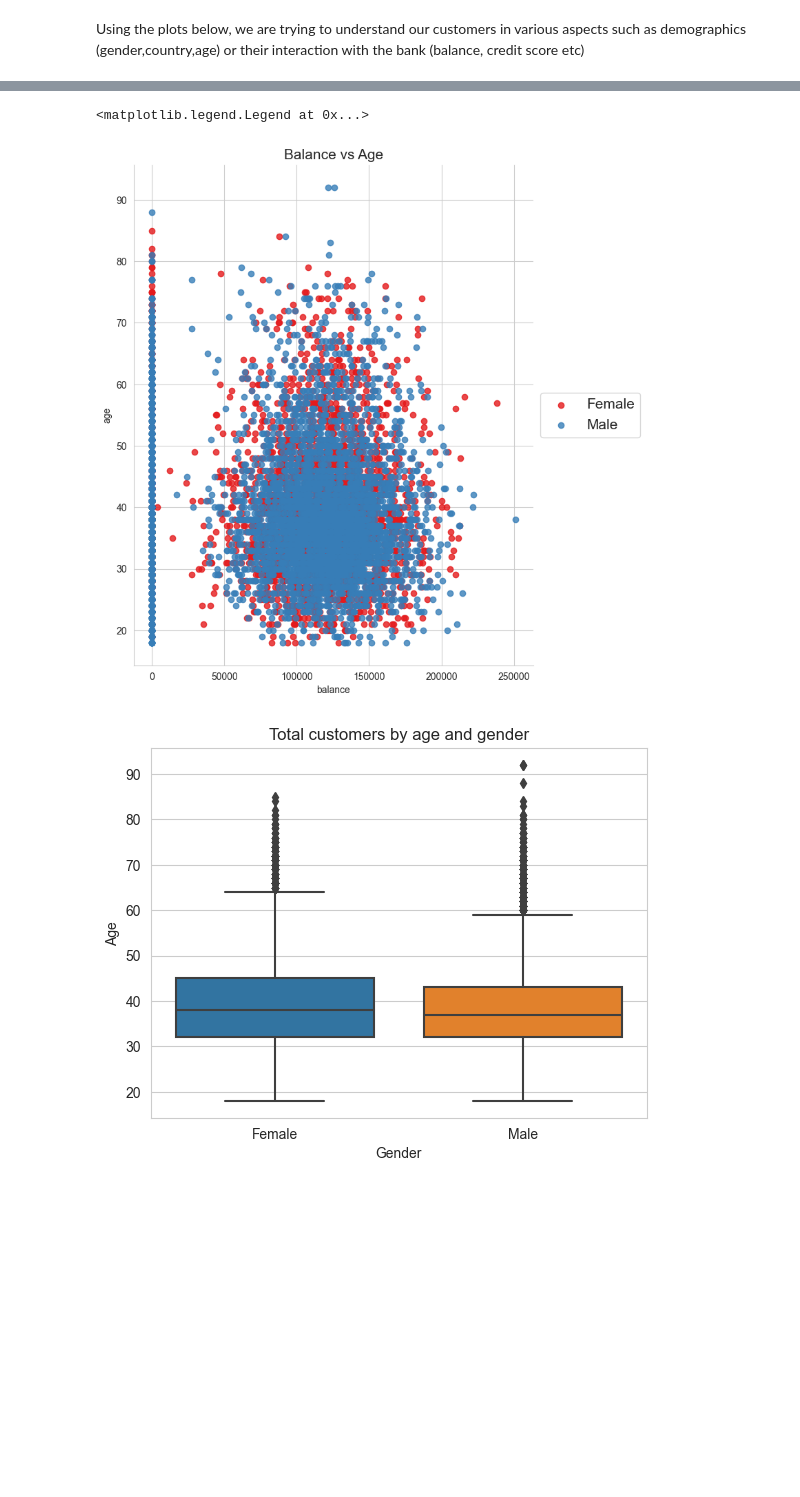
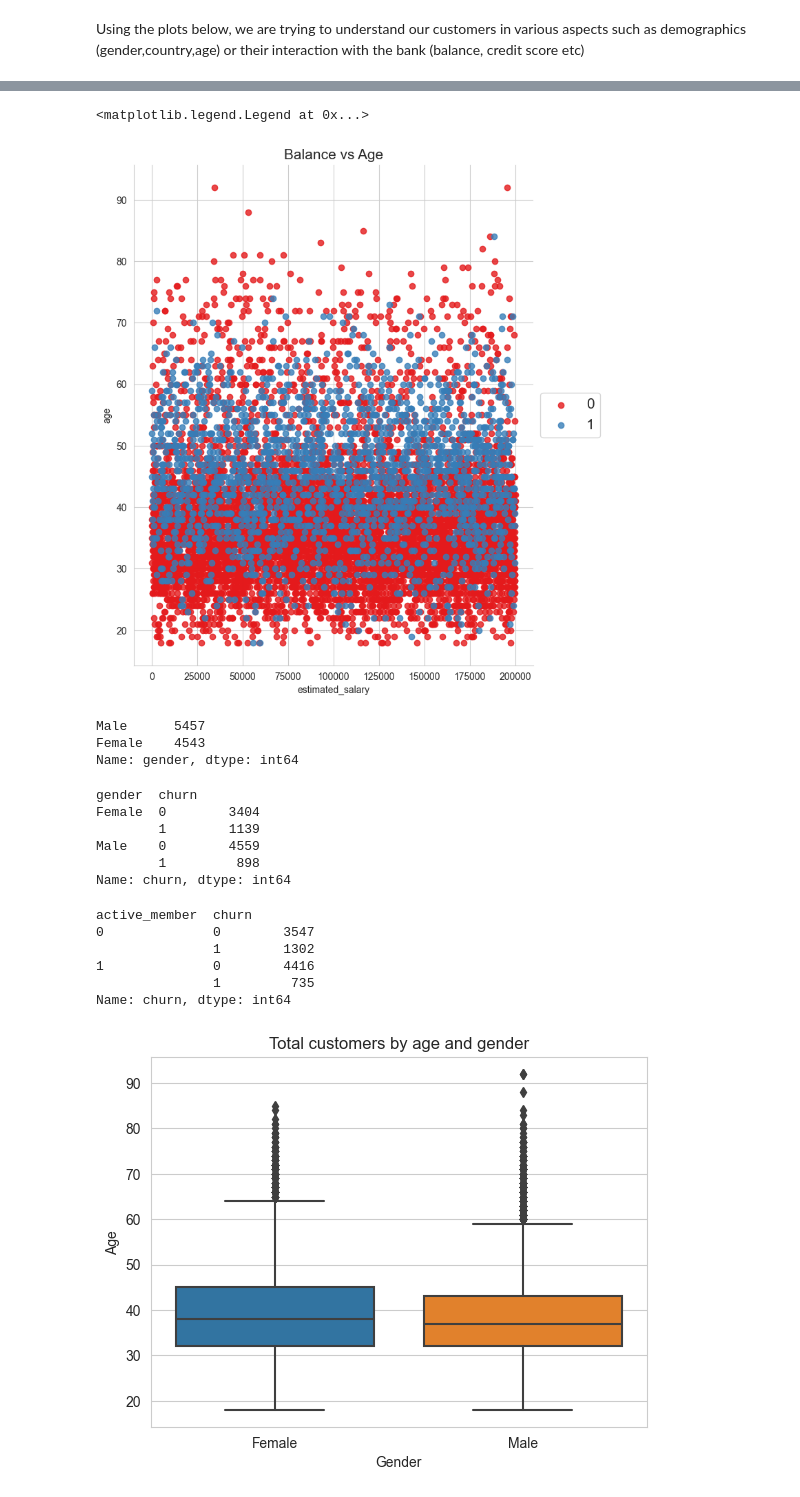
Before and after one commit to DimGiannouli/ds_customer_churn, a Jupyter notebook: customer_churn.ipynb, the cells around one changed output, grey strips where cells are left out. Saved outputs shown, nothing was run; the diff lists cells and outputs as text; code cells hidden in the pictures; blank space fills up the shorter version.

```diff
--- a/customer_churn.ipynb
+++ b/customer_churn.ipynb
@@ -121,36 +121,66 @@ ax1.legend(loc='center left', bbox_to_anchor=(1, 0.5),prop={'size': 15})
 sns.set_style('whitegrid')
 
 # colors = ['#66c2a5','#fc8d62','#8da0cb','#e78ac3','#a6d854','#ffd92f']
 ## http://colorbrewer2.org/#type=qualitative&scheme=Set2&n=6
 
 # plt.scatter(x='Height',y='Weight',data=data_visual,c=data_visual['Index'],
 #             cmap=matplotlib.colors.ListedColormap(colors))
 # plt.colorbar()
 
 ## https://stackoverflow.com/questions/21654635/scatter-plots-in-pandas-pyplot-how-to-plot-by-category
 
-sns.lmplot( x='balance', y='age', data=df_churn,
+sns.lmplot( x='estimated_salary', y='age', data=df_churn,
            fit_reg=False,
-           hue='gender',
+           hue='churn',
            legend=False,
            palette='Set1',
            size = 8,
            aspect = 1
           )
 ax1 = plt.gca()
 ax1.set_title('Balance vs Age', size=15)
 
 ## https://stackoverflow.com/questions/4700614/how-to-put-the-legend-out-of-the-plot
 
 # Shrink current axis by 20%
 box = ax1.get_position()
 ax1.set_position([box.x0, box.y0, box.width * 0.8, box.height])
 
 # Put a legend to the right of the current axis
 ax1.legend(loc='center left', bbox_to_anchor=(1, 0.5),prop={'size': 15})
 # %% [output]
 <matplotlib.legend.Legend at 0x...>
-[figure, old version]
+[figure, new version]
+# %%
+
+#Male customers are more than the female
+gender_count = df_churn['gender'].value_counts()
+gender_count
+# %% [output]
+Male      5457
+Female    4543
+Name: gender, dtype: int64
+# %%
+# While male customers were generally more than the female ones, women who churned were more than men
+gender_churn_count = df_churn.groupby('gender')['churn'].value_counts()
+gender_churn_count
+# %% [output]
+gender  churn
+Female  0        3404
+        1        1139
+Male    0        4559
+        1         898
+Name: churn, dtype: int64
+# %%
+credit_churn_count = df_churn.groupby('active_member')['churn'].value_counts()
+credit_churn_count
+# %% [output]
+active_member  churn
+0              0        3547
+               1        1302
+1              0        4416
+               1         735
+Name: churn, dtype: int64
 # %%
 
 
```
Also changed, not shown: parts of 43 cells of this notebook, 2 other files.
